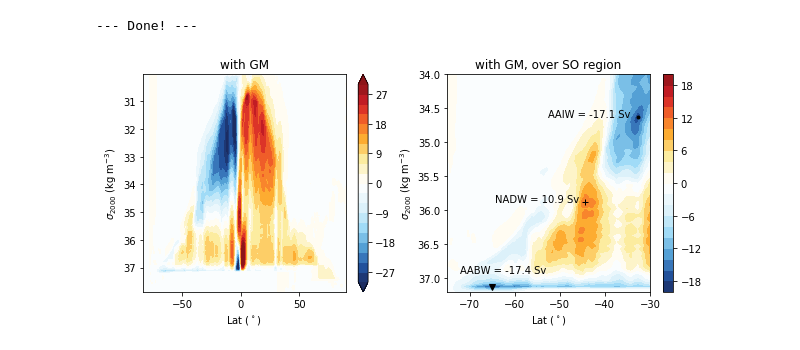
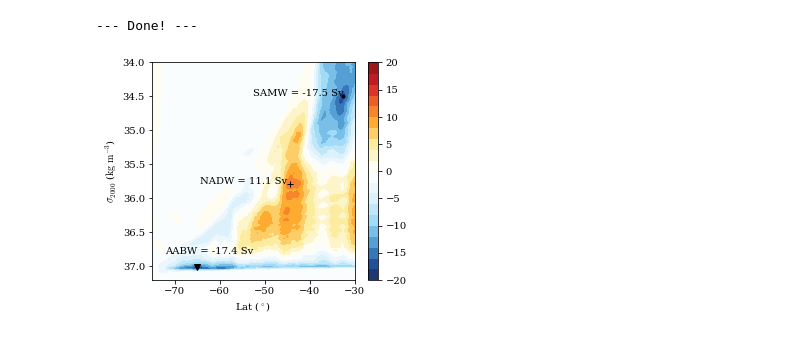
Before and after one commit to julianmak/NEMO-related, a Jupyter notebook: ORCA1/plot_mocsig.ipynb, the cells around one changed output. Saved outputs shown, nothing was run; the diff lists cells and outputs as text; code cells hidden in the pictures.

Commit message:
added plot_mocsig and tidied some python syntax

```diff
--- a/ORCA1/plot_mocsig.ipynb
+++ b/ORCA1/plot_mocsig.ipynb
@@ -9,8 +10,11 @@ from matplotlib_colorbar import *
 import numpy as np
 import netCDF4
 # %%
+data_dir = "/home/julian/data/NEMO_data/eORCA1-LIM3/default/"
+#data_dir = "/home/julian/data/NEMO_data/eORCA1-LIM3/tuning/"
+
 # load files if necessary
-data_netcdf4 = netCDF4.Dataset("moc_tave_testing.nc")
+data_netcdf4 = netCDF4.Dataset(data_dir + "moc_tave.nc")
 sigma        = data_netcdf4.variables["sigma"][:]
 latV         = data_netcdf4.variables["latV"][:]
 rmoc_global  = data_netcdf4.variables["rmoc_glob_tave"][0, :, :]
@@ -20,21 +24,23 @@ data_netcdf4.close()
 # %%
 figure_save = False
 
-if figure_save:
-    fig = plt.figure(figsize=(5, 3), dpi = 300)
-else:
-    fig = plt.figure(figsize=(10, 4))
+#if figure_save:
+#    fig = plt.figure(figsize=(10, 4), dpi = 150)
+#else:
+#    fig = plt.figure(figsize=(10, 4))
+
+fig = plt.figure(figsize=(10, 4)) # dpi shouldn't matter for pdf outputs
 
 # global rmoc
 
-ax1 = plt.subplot(1, 2, 1)
-mesh = plt.contourf(latV, sigma, rmoc_global, np.arange(-30, 31, 3),
-                    extend = "both", cmap = BluWhiOraRed)
-plt.xlabel(r"Lat (${}^\circ$)")
-plt.ylabel(r"$\sigma_{2000}$ ($\mathrm{kg}\ \mathrm{m}^{-3}$)")
-ax1.invert_yaxis() # flip arrays upside down (lighter density class = higher up)
-plt.title("with GM")
-cb = plt.colorbar()
+#ax1 = plt.subplot(1, 2, 1)
+#mesh = plt.contourf(latV, sigma, rmoc_global, np.arange(-30, 31, 3),
+#                    extend = "both", cmap = BluWhiOraRed)
+#plt.xlabel(r"Lat (${}^\circ$)")
+#plt.ylabel(r"$\sigma_{2000}$ ($\mathrm{kg}\ \mathrm{m}^{-3}$)")
+#ax1.invert_yaxis() # flip arrays upside down (lighter density class = higher up)
+#plt.title("with GM")
+#cb = plt.colorbar()
 
 # global rmoc over SO
 
@@ -54,48 +60,49 @@ NADW_index = np.where(rmoc_select == NADW_strength)
 NADW_lat = latV[latV_mask][NADW_index[1]][0]
 NADW_sig = sigma[sigma_mask][NADW_index[0]][0]
 
-# 2) AAIW as min of lighter water above sigma = 35.5
+# 2) SAMW as min of lighter water above sigma = 35.5
 sigma_mask = (sigma < 35.5)
 rmoc_select = rmoc_global[sigma_mask, :][:, latV_mask]
-AAIW_strength = np.amin(rmoc_select)
-AAIW_index = np.where(rmoc_select == AAIW_strength)
-AAIW_lat = latV[latV_mask][AAIW_index[1]][0]
-AAIW_sig = sigma[sigma_mask][AAIW_index[0]][0]
+SAMW_strength = np.amin(rmoc_select)
+SAMW_index = np.where(rmoc_select == SAMW_strength)
+SAMW_lat = latV[latV_mask][SAMW_index[1]][0]
+SAMW_sig = sigma[sigma_mask][SAMW_index[0]][0]
 
 # 3) AABW as min of denser water below sigma = 35.5
 sigma_mask = (sigma > 35.5)
 rmoc_select = rmoc_global[sigma_mask, :][:, latV_mask]
 AABW_strength = np.amin(rmoc_select)
 AABW_index = np.where(rmoc_select == AABW_strength)
 AABW_lat = latV[latV_mask][AABW_index[1]][0]
 AABW_sig = sigma[sigma_mask][AABW_index[0]][0]
 
 ax2 = plt.subplot(1, 2, 2)
 #plt.contour(latV, sigma, rmoc_global, np.arange(-20, 21, 6), cmap = "binary")
 plt.contourf(latV, sigma, rmoc_global, np.arange(-20, 21, 2), cmap = BluWhiOraRed)
 plt.xlabel(r"Lat (${}^\circ$)")
 plt.ylabel(r"$\sigma_{2000}$ ($\mathrm{kg}\ \mathrm{m}^{-3}$)")
 plt.xlim(ylim1, ylim2)
 plt.ylim(slim1, slim2)
 ax2.invert_yaxis() # flip arrays upside down (lighter density class = higher up)
-plt.title("with GM, over SO region")
-cb = plt.colorbar()
+#plt.title("with GM, over SO region")
 
 plt.plot(NADW_lat, NADW_sig, "k+")
 plt.text(NADW_lat - 20, NADW_sig, "NADW = %.1f Sv" % NADW_strength)
-plt.plot(AAIW_lat, AAIW_sig, "k.")
-plt.text(AAIW_lat - 20, AAIW_sig, "AAIW = %.1f Sv" % AAIW_strength)
+plt.plot(SAMW_lat, SAMW_sig, "k.")
+plt.text(SAMW_lat - 20, SAMW_sig, "SAMW = %.1f Sv" % SAMW_strength)
 plt.plot(AABW_lat, AABW_sig, "kv")
 plt.text(AABW_lat - 7, AABW_sig - 0.2, "AABW = %.1f Sv" % AABW_strength)
 
+cb = plt.colorbar()
+cb.set_ticks(np.arange(-20, 21, 5))
+
 if figure_save:
-    fig.savefig(save_filename, bbox_inches = "tight")
-    plt.close(fig)
+    fig.savefig("mocsig_so.pdf", bbox_inches = "tight")
 
 print("--- Done! ---")
 # %% [output]
 --- Done! ---
-[figure, old version]
+[figure, new version]
 # %%
 figure_save = False
 
```
Also changed, not shown: parts of 2 cells of this notebook, 9 other files.
